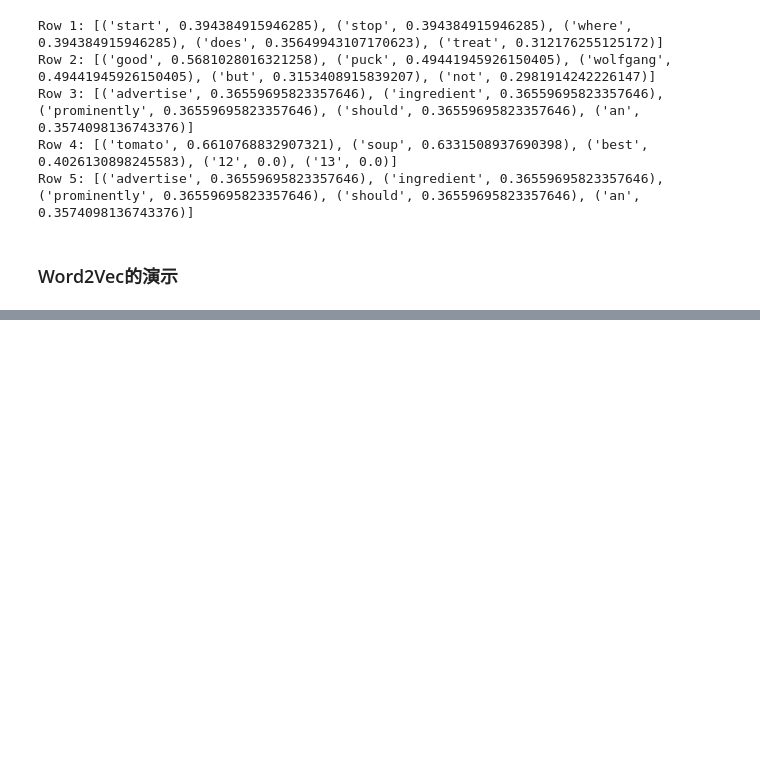
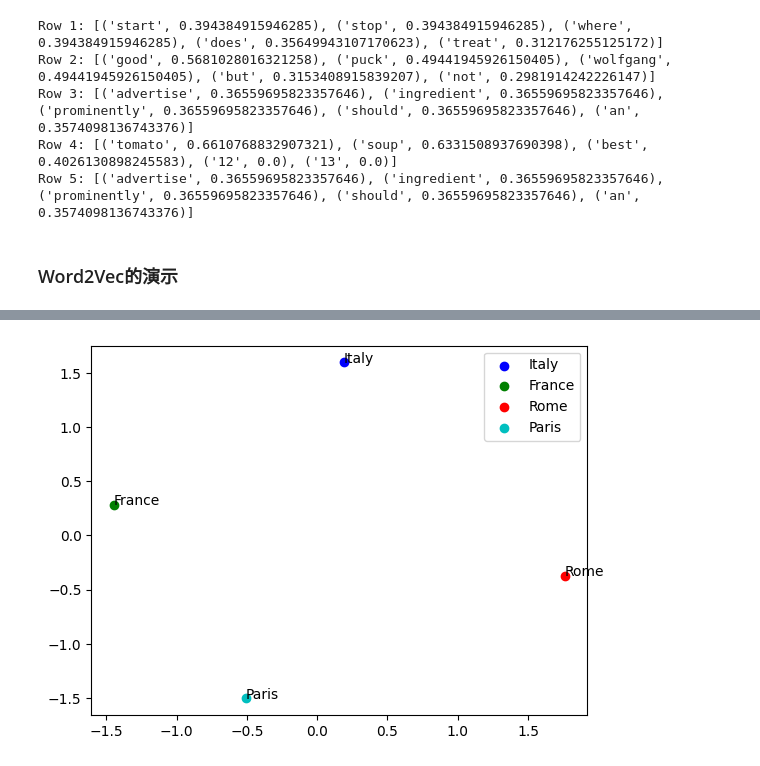
Before and after one commit to xuwenhao/mactalk-ai-course, a Jupyter notebook: week1.ipynb, the cells around one changed output, grey strips where cells are left out. Drawn from its saved outputs; the diff is of its cells as text; code cells hidden in the pictures; blank space fills up the shorter version.

```diff
--- a/week1.ipynb
+++ b/week1.ipynb
@@ -277,0 +354,6 @@ Row 5: [('advertise', 0.36559695823357646), ('ingredient', 0.36559695823357646),
+# %%
+# List of words to visualize
+words = ["Italy", "France", "Rome", "Paris"]
+visualize_words(words)
+# %% [output]
+[figure, added]
```
Also changed, not shown: parts of 12 cells of this notebook, 1 other file.
